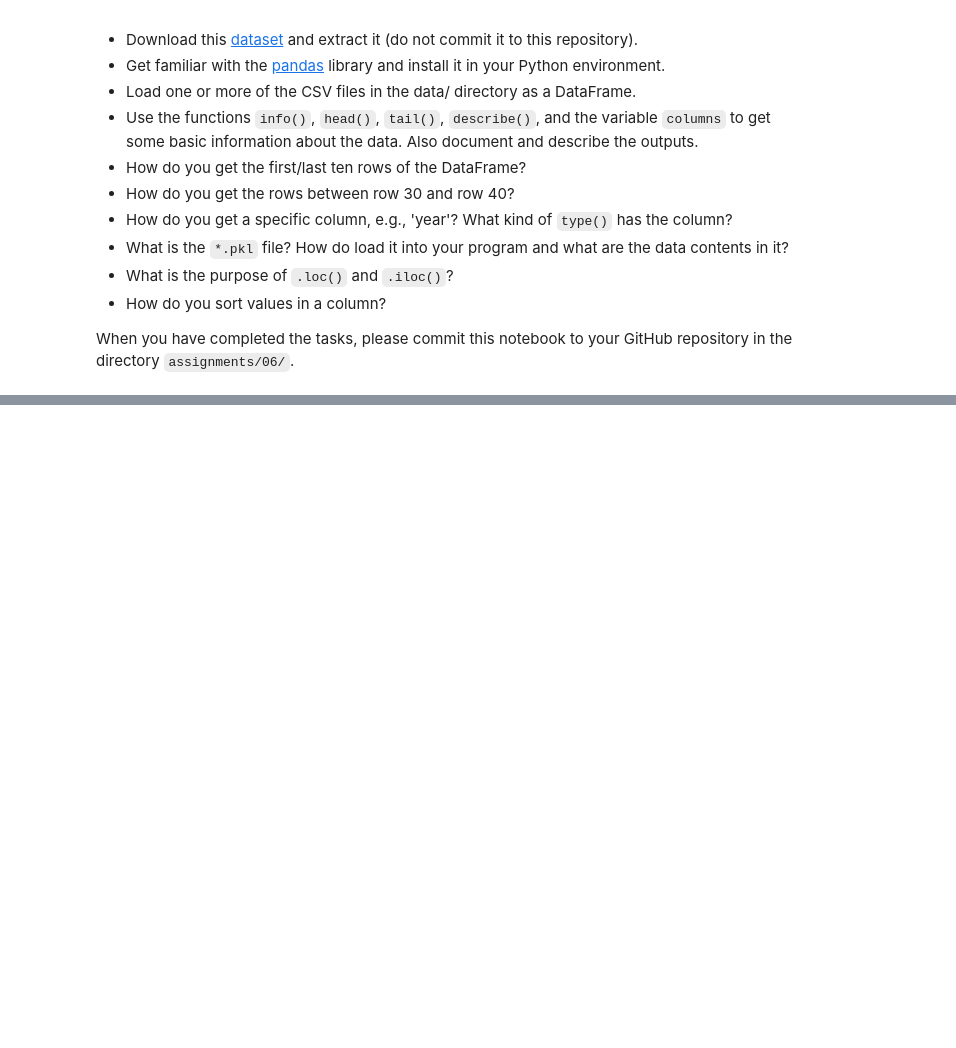
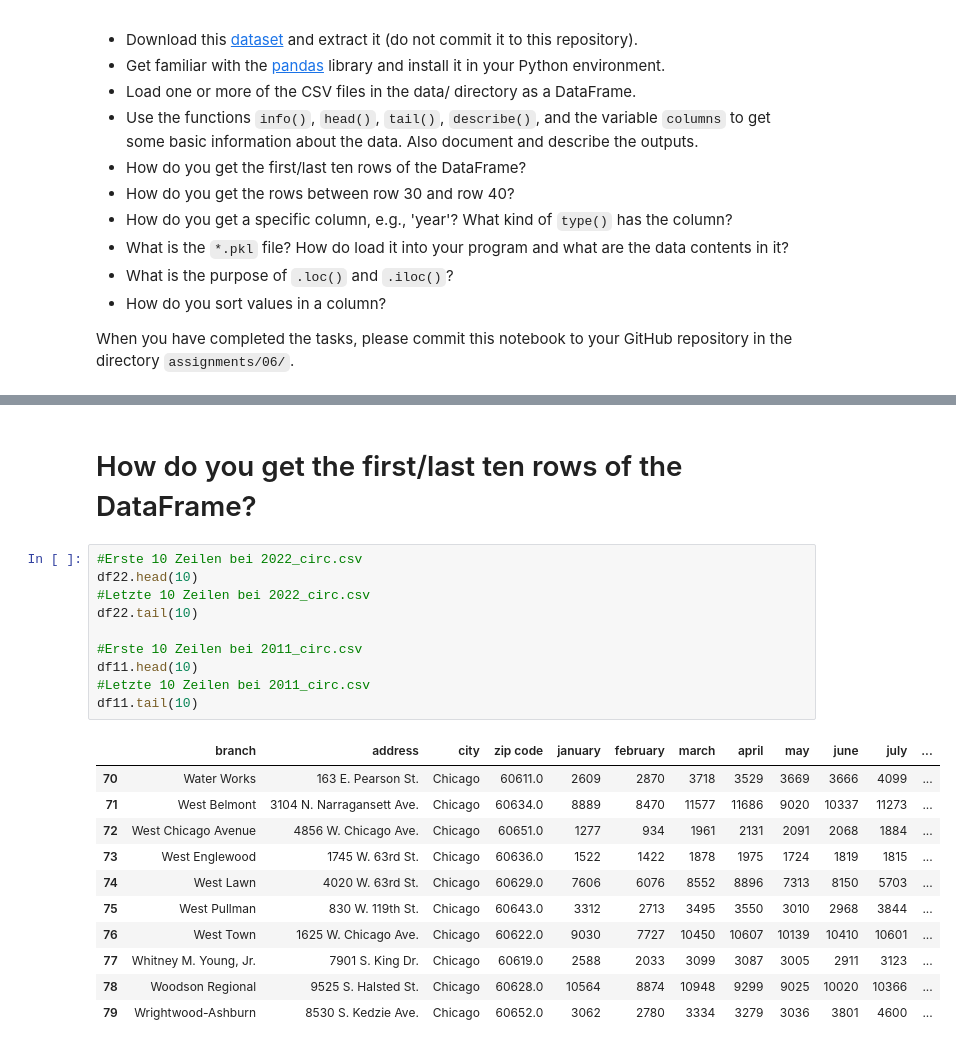
Before and after one commit to irgroup-classrooms/individual-assignments-vacast, a Jupyter notebook: assignments/06/06_python_intro.ipynb, the cells around one changed output, grey strips where cells are left out. Saved outputs shown, nothing was run; the diff lists cells and outputs as text; blank space fills up the shorter version.

```diff
--- a/assignments/06/06_python_intro.ipynb
+++ b/assignments/06/06_python_intro.ipynb
@@ -595,0 +584,24 @@ Troubleshooting Tips:
+# %% [markdown]
+# How do you get the first/last ten rows of the DataFrame?
+# %%
+#Erste 10 Zeilen bei 2022_circ.csv
+df22.head(10)
+#Letzte 10 Zeilen bei 2022_circ.csv
+df22.tail(10)
+
+#Erste 10 Zeilen bei 2011_circ.csv
+df11.head(10)
+#Letzte 10 Zeilen bei 2011_circ.csv
+df11.tail(10)
+# %% [output]
+|  | branch | address | city | zip code | january | february | march | april | may | june | july | ... |
+| 70 | Water Works | 163 E. Pearson St. | Chicago | 60611.0 | 2609 | 2870 | 3718 | 3529 | 3669 | 3666 | 4099 | ... |
+| 71 | West Belmont | 3104 N. Narragansett Ave. | Chicago | 60634.0 | 8889 | 8470 | 11577 | 11686 | 9020 | 10337 | 11273 | ... |
+| 72 | West Chicago Avenue | 4856 W. Chicago Ave. | Chicago | 60651.0 | 1277 | 934 | 1961 | 2131 | 2091 | 2068 | 1884 | ... |
+| 73 | West Englewood | 1745 W. 63rd St. | Chicago | 60636.0 | 1522 | 1422 | 1878 | 1975 | 1724 | 1819 | 1815 | ... |
+| 74 | West Lawn | 4020 W. 63rd St. | Chicago | 60629.0 | 7606 | 6076 | 8552 | 8896 | 7313 | 8150 | 5703 | ... |
+| 75 | West Pullman | 830 W. 119th St. | Chicago | 60643.0 | 3312 | 2713 | 3495 | 3550 | 3010 | 2968 | 3844 | ... |
+| 76 | West Town | 1625 W. Chicago Ave. | Chicago | 60622.0 | 9030 | 7727 | 10450 | 10607 | 10139 | 10410 | 10601 | ... |
+| 77 | Whitney M. Young, Jr. | 7901 S. King Dr. | Chicago | 60619.0 | 2588 | 2033 | 3099 | 3087 | 3005 | 2911 | 3123 | ... |
+| 78 | Woodson Regional | 9525 S. Halsted St. | Chicago | 60628.0 | 10564 | 8874 | 10948 | 9299 | 9025 | 10020 | 10366 | ... |
+| 79 | Wrightwood-Ashburn | 8530 S. Kedzie Ave. | Chicago | 60652.0 | 3062 | 2780 | 3334 | 3279 | 3036 | 3801 | 4600 | ... |
```
Also changed, not shown: parts of 53 cells of this notebook, 3 other files.
